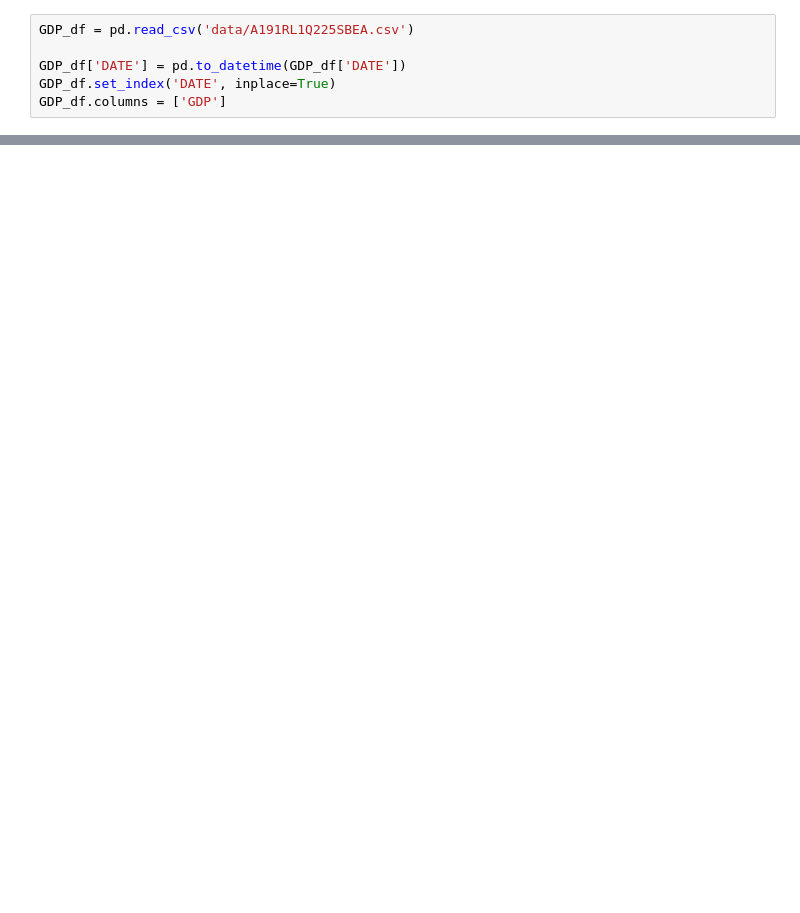
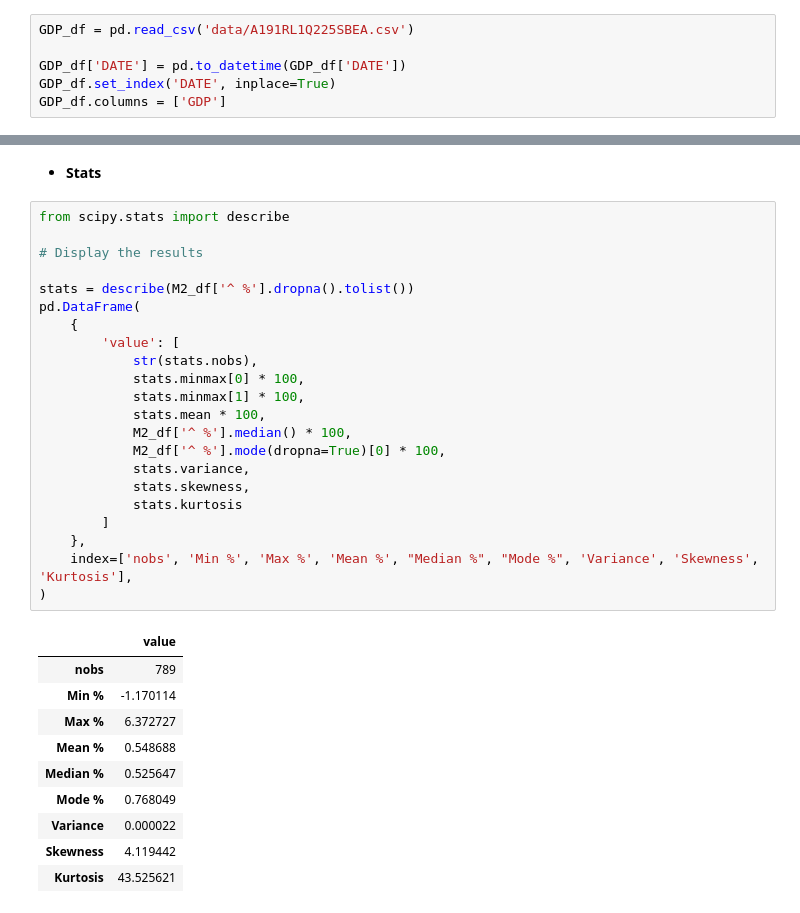
Before and after one commit to mod7ex/macro, a Jupyter notebook: Endogenous/M2.ipynb, the cells around one changed output, grey strips where cells are left out. Cells and saved outputs as stored; diff of their text form; blank space fills up the shorter version.

```diff
--- a/Endogenous/M2.ipynb
+++ b/Endogenous/M2.ipynb
@@ -119,0 +178,35 @@ fig.show()
+# %% [markdown]
+- **Stats**
+# %%
+from scipy.stats import describe
+
+# Display the results
+
+stats = describe(M2_df['^ %'].dropna().tolist())
+pd.DataFrame(
+    {
+        'value': [
+            str(stats.nobs),
+            stats.minmax[0] * 100,
+            stats.minmax[1] * 100,
+            stats.mean * 100,
+            M2_df['^ %'].median() * 100,
+            M2_df['^ %'].mode(dropna=True)[0] * 100,
+            stats.variance,
+            stats.skewness,
+            stats.kurtosis
+        ]
+    },
+    index=['nobs', 'Min %', 'Max %', 'Mean %', "Median %", "Mode %", 'Variance', 'Skewness', 'Kurtosis'],
+)
+# %% [output]
+|  | value |
+| nobs | 789 |
+| Min % | -1.170114 |
+| Max % | 6.372727 |
+| Mean % | 0.548688 |
+| Median % | 0.525647 |
+| Mode % | 0.768049 |
+| Variance | 0.000022 |
+| Skewness | 4.119442 |
+| Kurtosis | 43.525621 |
```
Also changed, not shown: parts of 8 cells of this notebook, 1 other file.
